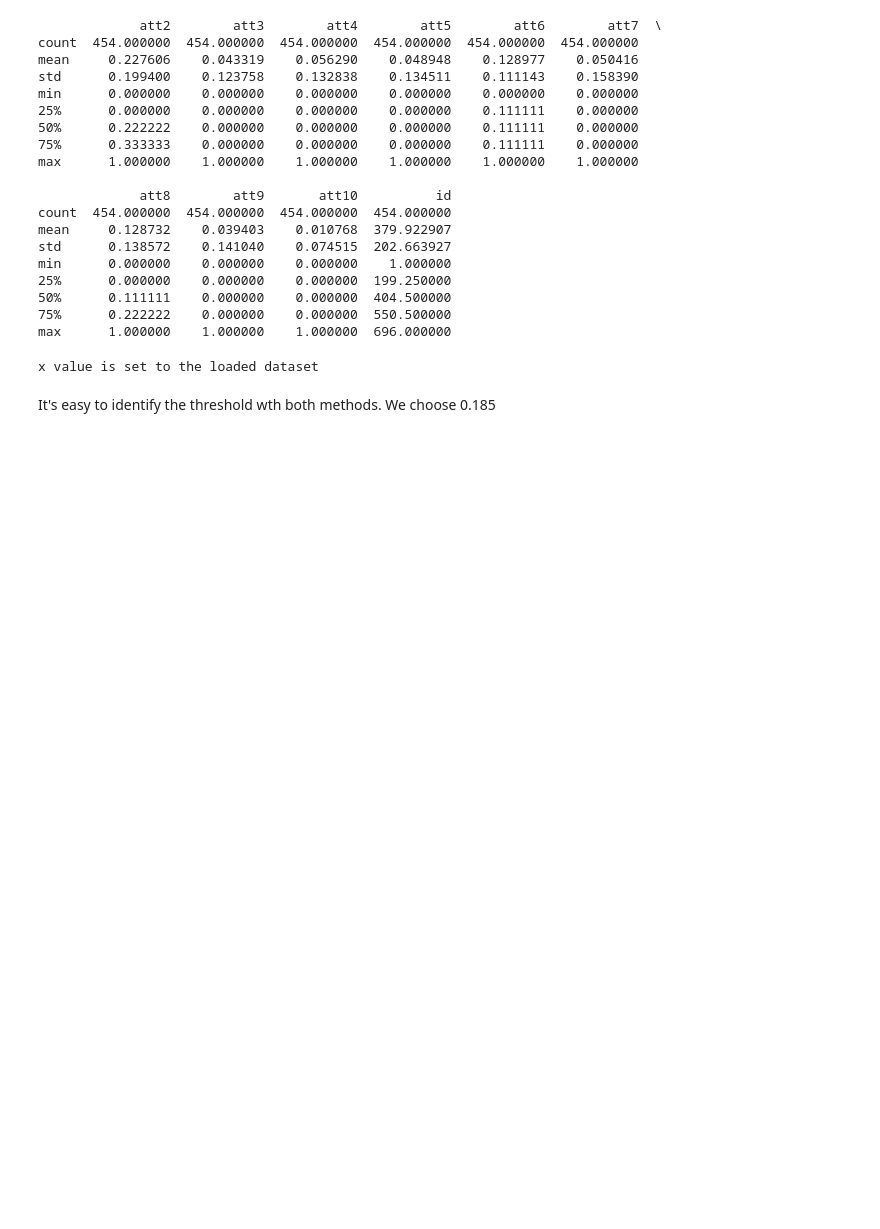
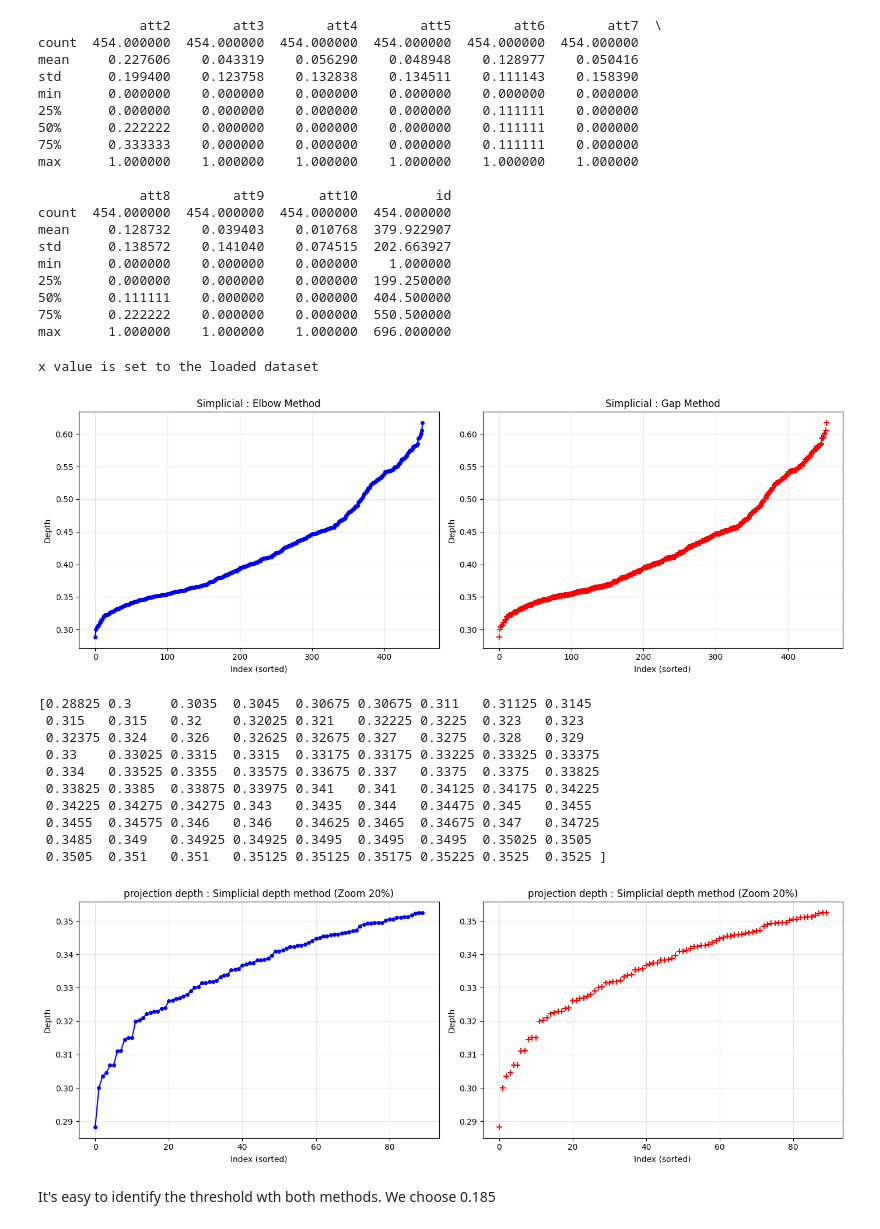
Before and after one commit to loanrottier/data_mining_project, a Jupyter notebook: depth_functions.ipynb, the cells around one changed output. Cells and saved outputs as stored; diff of their text form; code cells hidden in the pictures; blank space fills up the shorter version.

```diff
--- a/depth_functions.ipynb
+++ b/depth_functions.ipynb
@@ -481,7 +479,8 @@ depthX=model.halfspace(X,exact=False,NRandom=3000,solver='simplerandom',output_o
 
 # We evaluate the dataset itself (calculate the depth of X with respect to X)
 # exact=True is fast here because we are in 2D with few points
-depth_scores = model.halfspace(evaluate_dataset=True, exact=False,NRandom=3000, solver='simplerandom',output_option='lowest_depth')
+depth_scores_halfspace_2 = model.halfspace(evaluate_dataset=True, exact=False,NRandom=3000, solver='simplerandom',output_option='lowest_depth')
+
 def plot_thresholds(scores):
     # sorted scores
     scores_sorted = np.sort(scores)
@@ -507,7 +506,7 @@ def plot_thresholds(scores):
     plt.tight_layout()
     plt.show()
 
-plot_thresholds(depth_scores)
+plot_thresholds(depth_scores_halfspace_2)
 
 
 def plot_thresholds_zoom(scores):
@@ -538,7 +537,7 @@ def plot_thresholds_zoom(scores):
 
     plt.tight_layout()
     plt.show()
-plot_thresholds_zoom(depth_scores)
+plot_thresholds_zoom(depth_scores_halfspace_2)
 # %% [output]
 x value is set to the loaded dataset
 [figure]
@@ -565,10 +564,10 @@ It wiil be difficult to find a threshold since we have more than 70 values at 0.
 # %%
 threshold = 0.0025
 
-y_pred = np.where(depth_scores < threshold, 1, 0)
+y_pred = np.where(depth_scores_halfspace_2 < threshold, 1, 0)
 
-sorted_indices = np.argsort(depth_scores)
-scores_sorted = depth_scores[sorted_indices]
+sorted_indices = np.argsort(depth_scores_halfspace_2)
+scores_sorted = depth_scores_halfspace_2[sorted_indices]
 y_sorted = y[sorted_indices]
 
 fig, ax = plt.subplots(figsize=(12, 6))
@@ -614,7 +613,7 @@ model=DepthEucl().load_dataset(X)
 
 # We evaluate the dataset itself (calculate the depth of X with respect to X)
 # exact=True is fast here because we are in 2D with few points
-depth_scores = model.projection(X,evaluate_dataset=True,NRandom=10000,output_option="lowest_depth")
+depth_scores_projection_2 = model.projection(X,evaluate_dataset=True,NRandom=10000,output_option="lowest_depth")
 def plot_thresholds(scores):
     # sorted scores
     scores_sorted = np.sort(scores)
@@ -640,7 +639,7 @@ def plot_thresholds(scores):
     plt.tight_layout()
     plt.show()
 
-plot_thresholds(depth_scores)
+plot_thresholds(depth_scores_projection_2)
 
 
 def plot_thresholds_zoom(scores):
@@ -671,7 +670,7 @@ def plot_thresholds_zoom(scores):
 
     plt.tight_layout()
     plt.show()
-plot_thresholds_zoom(depth_scores)
+plot_thresholds_zoom(depth_scores_projection_2)
 # %% [output]
 x value is set to the loaded dataset
 [figure]
@@ -698,10 +697,10 @@ The threshold is difficult to find with 2 methods we can find a threshold close
 # %%
 threshold = 2.5e-06
 
-y_pred = np.where(depth_scores < threshold, 1, 0)
+y_pred = np.where(depth_scores_projection_2 < threshold, 1, 0)
 
-sorted_indices = np.argsort(depth_scores)
-scores_sorted = depth_scores[sorted_indices]
+sorted_indices = np.argsort(depth_scores_projection_2)
+scores_sorted = depth_scores_projection_2[sorted_indices]
 y_sorted = y[sorted_indices]
 
 fig, ax = plt.subplots(figsize=(12, 6))
@@ -766,7 +765,7 @@ min      0.000000    0.000000    0.000000    1.000000
 max      1.000000    1.000000    1.000000  696.000000
 # %%
 model=DepthEucl().load_dataset(X)
-depth_scores=model.simplicial(X,exact=False,k=4000,evaluate_dataset=True)
+depth_scores_simplicial_2=model.simplicial(X,exact=False,k=4000,evaluate_dataset=True)
 
 # We evaluate the dataset itself (calculate the depth of X with respect to X)
 # exact=True is fast here because we are in 2D with few points
@@ -796,39 +795,51 @@ def plot_thresholds(scores):
     plt.tight_layout()
     plt.show()
 
-plot_thresholds(depth_scores)
+plot_thresholds(depth_scores_simplicial_2)
 
 def plot_thresholds_zoom(scores):
     # sorted scores
     scores_sorted = np.sort(scores)
 
     # Zoom on the lowest 20% to better see anomalies
     n_zoom = int(len(scores) * 0.2)
     scores_zoom = scores_sorted[:n_zoom]
     print(scores_zoom)
     index = np.arange(n_zoom)
 
     fig, (ax1, ax2) = plt.subplots(1, 2, figsize=(14, 5))
 
     # ELBOW plot
     ax1.plot(index, scores_zoom, 'b-o', markersize=4)
     ax1.set_title("projection depth : Simplicial depth method (Zoom 20%)")
     ax1.set_xlabel("Index (sorted)")
     ax1.set_ylabel("Depth")
     ax1.grid(True, alpha=0.3)
 
     # GAP plot
     ax2.scatter(index, scores_zoom, c='red', marker='+', s=60)
     ax2.set_title("projection depth : Simplicial depth method (Zoom 20%)")
     ax2.set_xlabel("Index (sorted)")
     ax2.set_ylabel("Depth")
     ax2.grid(True, alpha=0.3)
 
     plt.tight_layout()
     plt.show()
-plot_thresholds_zoom(depth_scores)
+plot_thresholds_zoom(depth_scores_simplicial_2)
 # %% [output]
 x value is set to the loaded dataset
+[figure, added]
+[0.28825 0.3     0.3035  0.3045  0.30675 0.30675 0.311   0.31125 0.3145
+ 0.315   0.315   0.32    0.32025 0.321   0.32225 0.3225  0.323   0.323
+ 0.32375 0.324   0.326   0.32625 0.32675 0.327   0.3275  0.328   0.329
+ 0.33    0.33025 0.3315  0.3315  0.33175 0.33175 0.33225 0.33325 0.33375
+ 0.334   0.33525 0.3355  0.33575 0.33675 0.337   0.3375  0.3375  0.33825
+ 0.33825 0.3385  0.33875 0.33975 0.341   0.341   0.34125 0.34175 0.34225
+ 0.34225 0.34275 0.34275 0.343   0.3435  0.344   0.34475 0.345   0.3455
+ 0.3455  0.34575 0.346   0.346   0.34625 0.3465  0.34675 0.347   0.34725
+ 0.3485  0.349   0.34925 0.34925 0.3495  0.3495  0.3495  0.35025 0.3505
+ 0.3505  0.351   0.351   0.35125 0.35125 0.35175 0.35225 0.3525  0.3525 ]
+[figure, added]
 # %% [markdown]
 It's easy to identify the threshold wth both methods. We choose 0.185
 # %%
```
Also changed, not shown: parts of 15 cells of this notebook.
